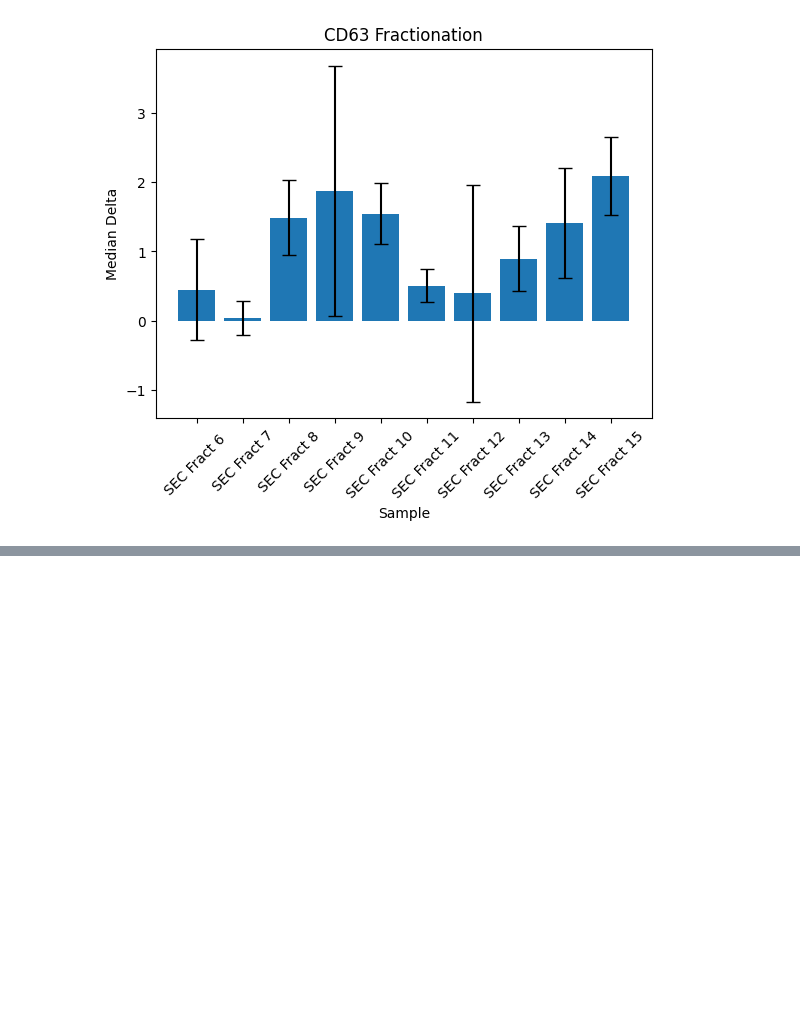
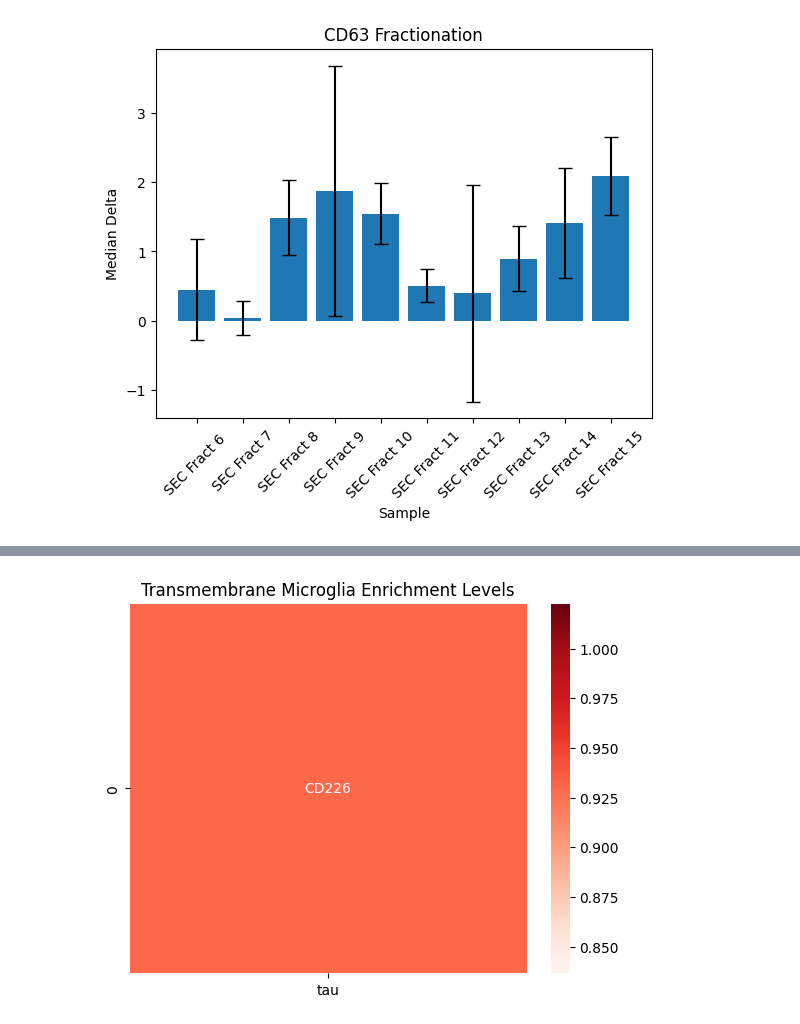
Before and after one commit to Walt-Lab/bdev_mass_spec, a Jupyter notebook: 10_analysis.ipynb, the cells around one changed output, grey strips where cells are left out. Cells and saved outputs as stored; diff of their text form; code cells hidden in the pictures; blank space fills up the shorter version.

Commit message:
annotations, figures

```diff
--- a/10_analysis.ipynb
+++ b/10_analysis.ipynb
@@ -710,7 +526,7 @@ expression_data.apply(calculate_zscore, axis = 1)
 # %%
 def clean_up_raw_olink_file(raw_data_path, plate_layout_dataframe):
     """
-    Normalizes the NPX values in the raw Olink data file using plate controls, and maps the Sample IDs to a sample description.
+    Normalizes the NPX values in the raw Olink data file using plate controls, and maps the Sample IDs to a sample description using the procided plate layout.
     Parameters:
     -----------
     'raw_data_path': path to a .csv file, separated by semicolons
@@ -803,7 +619,7 @@ def analyze_fractionation(tidy_dataframe, high_fractions, low_fractions, sample_
             - 'ad': samples from individuals diagnosed with Alzheimer's Disease (AD)
             - 'mci': samples from individuals diagnosed with mild cognitive imapirment that has not yet progressed to AD
             - 'mci_spectrum': samples from individuals diagnosed with mild cognitive impairment and samples from individuals that have been diagnosed with AD
-    'mean_median_individual' : {'mean', 'median', 'individual'}
+    'mean_median_individual' : {'mean', 'median', 'individual', 'individual_median', 'individual_mean'}
         How the groups of samples should be analyzed. Options:
             - 'mean': the means of each fraction should be compared against each other
             - 'median': the medians of each fraction should be compared against each other
@@ -1062,7 +839,7 @@ tm_microglia = identify_fractionation_pattern_cell_type_specific_targets(
     brain_rna_seq_path = brain_rna_seq_path,
     cell_type = "microglia",
     specificity_metric = "tau",
-    specificity_cutoff = 0.7,
+    specificity_cutoff = 0.75,
     high_fractions = ['9', '10'],
     low_fractions = ['7', '11', '12', '13'],
     sample_health = 'healthy',
@@ -1070,24 +847,4 @@ tm_microglia = identify_fractionation_pattern_cell_type_specific_targets(
     tidy_dataframe = tidy_data
     )
 tm_microglia
-
-# tm_mg_expression = expression_data[expression_data.index.isin(tm_microglia)]
-
-# tso_indiv = tspex.TissueSpecificity(
-#     tm_mg_expression, "tsi", log=True
-# )
-
-# tso_indiv_df = pd.DataFrame(
-#     tso_indiv.tissue_specificity,
-#     columns=["endothelial", "astrocyte", "microglia", "neuron", "oligodendrocyte"],
-#     )
-
-# mg_hgnc_uniprot_mapping_data = hgnc_uniprot_mapping_data[hgnc_uniprot_mapping_data["uniprot_ids"].isin(tm_microglia)]
-# expressed_targets = tso_indiv_df.merge(mg_hgnc_uniprot_mapping_data, left_index = True, right_on = "uniprot_ids", how = "outer")
-
-# mg_enrich_df = expressed_targets[["microglia", "symbol"]]
-# cmap = sns.color_palette("Blues", as_cmap=True)
-# ax = sns.heatmap(mg_enrich_df[['microglia']], annot=mg_enrich_df[['symbol']], fmt='', cmap=cmap, cbar=True, vmin = 0.5, vmax = 0.65)
-# plt.title('Transmembrane Microglia Enrichment Levels')
-# plt.show()
 # %% [output]
@@ -1522,0 +1181,14 @@ plt.show()
+# %%
+# transmembrane microglia graph
+tm_microglia_df = expression_data[expression_data.index.isin(tm_microglia)]
+tm_microglia_tau = tm_microglia_df.apply(calculate_tau, axis = 1).reset_index()
+tm_microglia_tau.columns = ["uniprot_ids", "tau"]
+
+tm_microglia_tau.at[0, "uniprot_ids"] = "CD226"
+
+cmap = sns.color_palette("Reds", as_cmap = True)
+ax = sns.heatmap(tm_microglia_tau[["tau"]], annot = tm_microglia_tau[["uniprot_ids"]], fmt='', cmap=cmap, cbar=True)
+plt.title('Transmembrane Microglia Enrichment Levels')
+plt.show()
+# %% [output]
+[figure, added]
```
Also changed, not shown: parts of 42 cells of this notebook.
